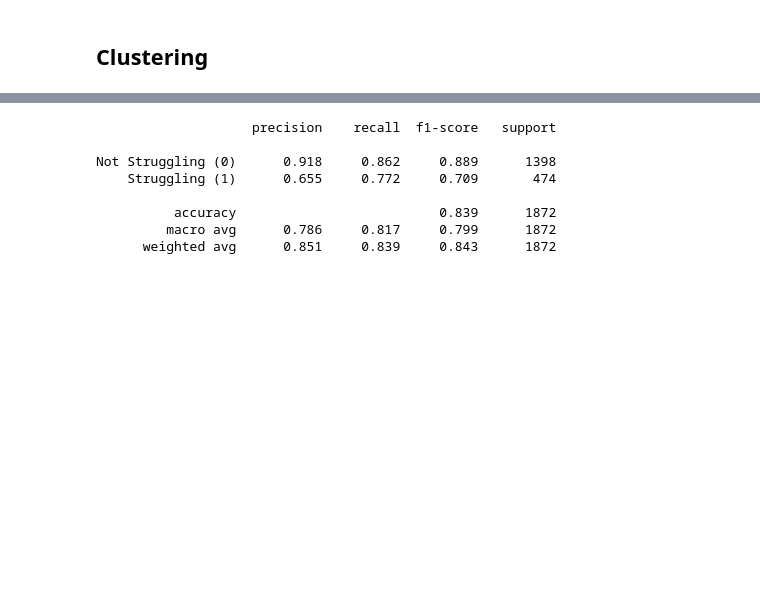
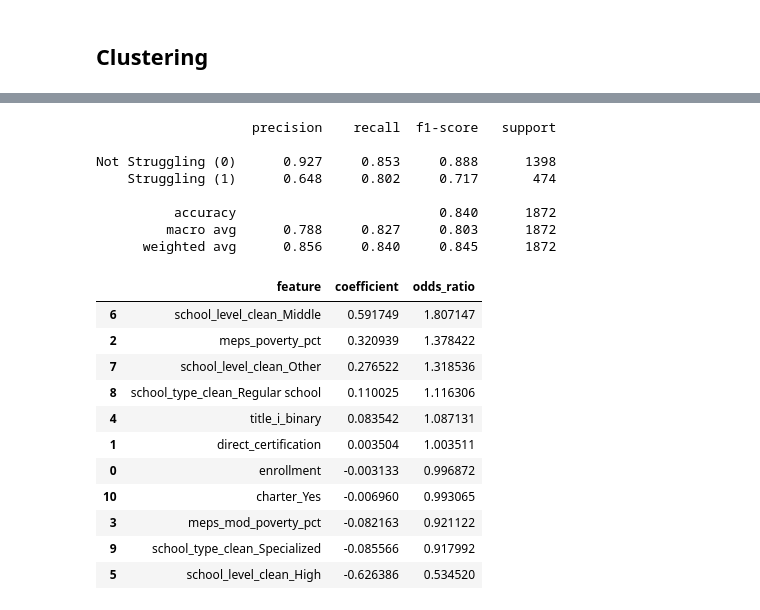
Before and after one commit to KaylenaMann/Final_Project, a Jupyter notebook: Code/Exploratory.ipynb, the cells around one changed output, grey strips where cells are left out. Saved outputs shown, nothing was run; the diff lists cells and outputs as text; code cells hidden in the pictures; blank space fills up the shorter version.

```diff
--- a/Code/Exploratory.ipynb
+++ b/Code/Exploratory.ipynb
@@ -222,17 +280,18 @@ Confusion Matrix:
 ## Ridge logistic
 # %%
 ridge_logit = LogisticRegressionCV(
-    Cs=10,
+    Cs=np.logspace(-4, 4, 20),
     cv=5,
     penalty="l2",
     solver="lbfgs",
     class_weight="balanced",
-    scoring="roc_auc",
+    scoring="f1",
     max_iter=5000,
     random_state=33
 )
-ridge_logit.fit(X_train_scaled, y_train)
-evaluate_model("Ridge Logistic Regression", ridge_logit, X_test_scaled, y_test)
+
+ridge_logit.fit(X_train, y_train)
+evaluate_model("Ridge Logistic Regression", ridge_logit, X_test, y_test)
 # %% [output]
 ================================================================================
 Ridge Logistic Regression
@@ -257,8 +316,8 @@ dtree = DecisionTreeClassifier(
     class_weight="balanced",
     random_state=42
 )
-dtree.fit(X_train_tree, y_train)
-evaluate_model("Decision Tree", dtree, X_test_tree, y_test)
+dtree.fit(X_train, y_train)
+evaluate_model("Decision Tree", dtree, X_test, y_test)
 # %% [output]
 ================================================================================
 Decision Tree
@@ -276,19 +335,13 @@ Confusion Matrix:
 # %% [markdown]
 ## Clustering
 # %%
-knn_pipe = Pipeline([
-    ("imputer", SimpleImputer(strategy="mean")),
-    ("scaler", StandardScaler()),
-    ("knn", KNeighborsClassifier(n_neighbors=11))
-])
-
+knn = KNeighborsClassifier(n_neighbors=11)
 best_knn_model = TunedThresholdClassifierCV(
-    knn_pipe,
+    knn,
     scoring=make_scorer(f1_score),
     cv=5,
     random_state=42
 )
-
 best_knn_model.fit(X_train, y_train)
 evaluate_model("KNN (Threshold Tuned)", best_knn_model, X_test, y_test)
 # %% [output]
@@ -430,27 +486,46 @@ Confusion Matrix:
 # %%
 #Final model precision/recall
-
 sns.set_style("whitegrid")
 plt.rcParams['figure.figsize'] = (15, 10)
 
-y_pred_ridge = ridge_logit.predict(X_test_scaled)
-y_prob_ridge = ridge_logit.predict_proba(X_test_scaled)[:, 1]
+y_pred_ridge = ridge_logit.predict(X_test)
+y_prob_ridge = ridge_logit.predict_proba(X_test)[:, 1]
 
 print(classification_report(
     y_test,
     y_pred_ridge,
     target_names=['Not Struggling (0)', 'Struggling (1)'],
     digits=3
 ))
+
+coef_df = pd.DataFrame({
+    "feature": X_train.columns,
+    "coefficient": ridge_logit.coef_[0],
+    "odds_ratio": np.exp(ridge_logit.coef_[0])
+}).sort_values(by="odds_ratio", ascending=False)
+
+coef_df
 # %% [output]
                     precision    recall  f1-score   support
 
-Not Struggling (0)      0.918     0.862     0.889      1398
-    Struggling (1)      0.655     0.772     0.709       474
+Not Struggling (0)      0.927     0.853     0.888      1398
+    Struggling (1)      0.648     0.802     0.717       474
 
-          accuracy                          0.839      1872
-         macro avg      0.786     0.817     0.799      1872
-      weighted avg      0.851     0.839     0.843      1872
+          accuracy                          0.840      1872
+         macro avg      0.788     0.827     0.803      1872
+      weighted avg      0.856     0.840     0.845      1872
+|  | feature | coefficient | odds_ratio |
+| 6 | school_level_clean_Middle | 0.591749 | 1.807147 |
+| 2 | meps_poverty_pct | 0.320939 | 1.378422 |
+| 7 | school_level_clean_Other | 0.276522 | 1.318536 |
+| 8 | school_type_clean_Regular school | 0.110025 | 1.116306 |
+| 4 | title_i_binary | 0.083542 | 1.087131 |
+| 1 | direct_certification | 0.003504 | 1.003511 |
+| 0 | enrollment | -0.003133 | 0.996872 |
+| 10 | charter_Yes | -0.006960 | 0.993065 |
+| 3 | meps_mod_poverty_pct | -0.082163 | 0.921122 |
+| 9 | school_type_clean_Specialized | -0.085566 | 0.917992 |
+| 5 | school_level_clean_High | -0.626386 | 0.534520 |
 # %%
 cm = confusion_matrix(y_test, y_pred_ridge)
 tn, fp, fn, tp = cm.ravel()
```
Also changed, not shown: parts of 22 cells of this notebook, 7 other files.
